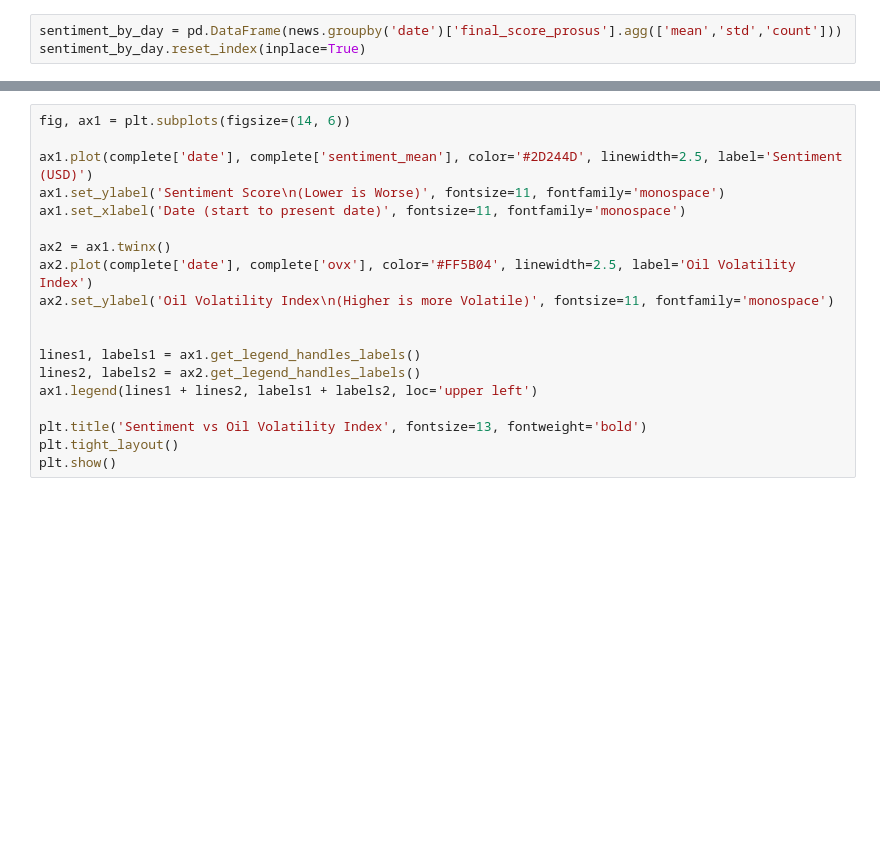
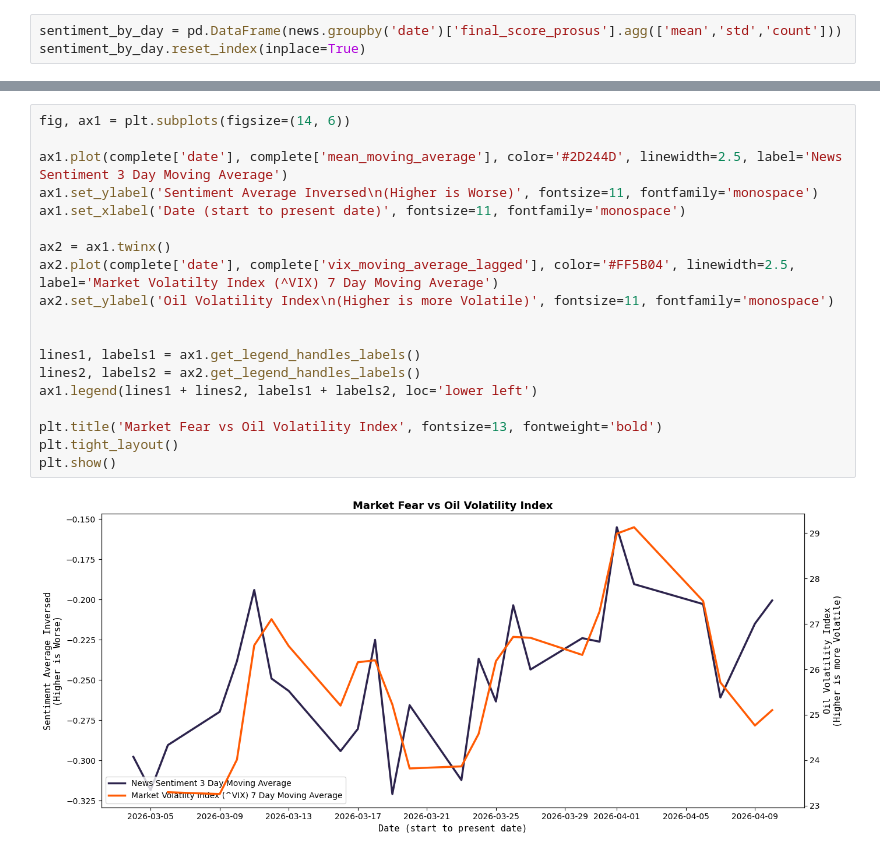
Before and after one commit to HMaxwell741/University-Empirical-Project, a Jupyter notebook: Sentiment_and_graphs.ipynb, the cells around one changed output, grey strips where cells are left out. Drawn from its saved outputs; the diff is of its cells as text; blank space fills up the shorter version.

```diff
--- a/Sentiment_and_graphs.ipynb
+++ b/Sentiment_and_graphs.ipynb
@@ -91,19 +154,21 @@ plt.show()
 # %%
 fig, ax1 = plt.subplots(figsize=(14, 6))
 
-ax1.plot(complete['date'], complete['sentiment_mean'], color='#2D244D', linewidth=2.5, label='Sentiment (USD)')
-ax1.set_ylabel('Sentiment Score\n(Lower is Worse)', fontsize=11, fontfamily='monospace')
+ax1.plot(complete['date'], complete['mean_moving_average'], color='#2D244D', linewidth=2.5, label='News Sentiment 3 Day Moving Average')
+ax1.set_ylabel('Sentiment Average Inversed\n(Higher is Worse)', fontsize=11, fontfamily='monospace')
 ax1.set_xlabel('Date (start to present date)', fontsize=11, fontfamily='monospace')
 
 ax2 = ax1.twinx()
-ax2.plot(complete['date'], complete['ovx'], color='#FF5B04', linewidth=2.5, label='Oil Volatility Index')
+ax2.plot(complete['date'], complete['vix_moving_average_lagged'], color='#FF5B04', linewidth=2.5, label='Market Volatilty Index (^VIX) 7 Day Moving Average')
 ax2.set_ylabel('Oil Volatility Index\n(Higher is more Volatile)', fontsize=11, fontfamily='monospace')
 
 
 lines1, labels1 = ax1.get_legend_handles_labels()
 lines2, labels2 = ax2.get_legend_handles_labels()
-ax1.legend(lines1 + lines2, labels1 + labels2, loc='upper left')
+ax1.legend(lines1 + lines2, labels1 + labels2, loc='lower left')
 
-plt.title('Sentiment vs Oil Volatility Index', fontsize=13, fontweight='bold')
+plt.title('Market Fear vs Oil Volatility Index', fontsize=13, fontweight='bold')
 plt.tight_layout()
 plt.show()
+# %% [output]
+[figure, added]
```
Also changed, not shown: parts of 10 cells of this notebook.
